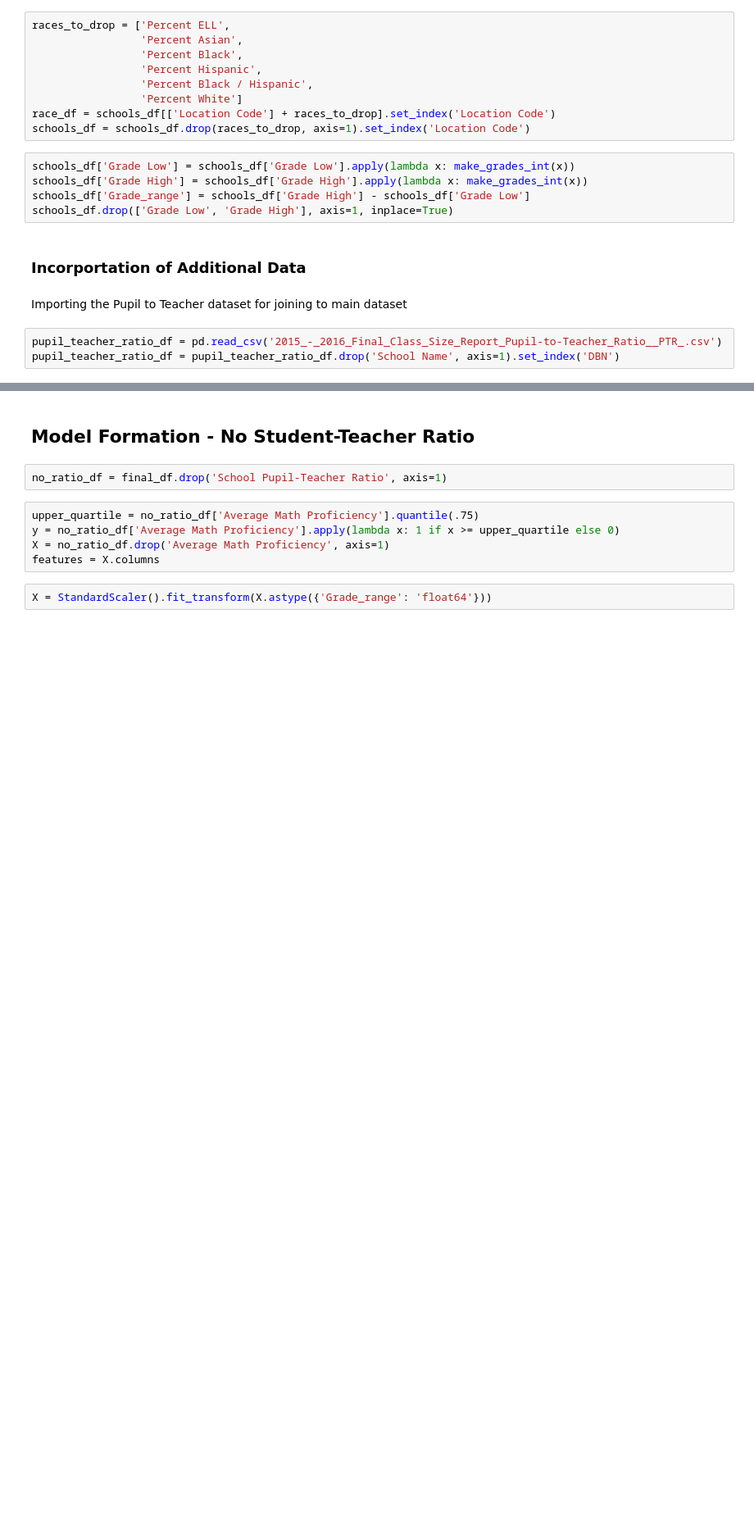
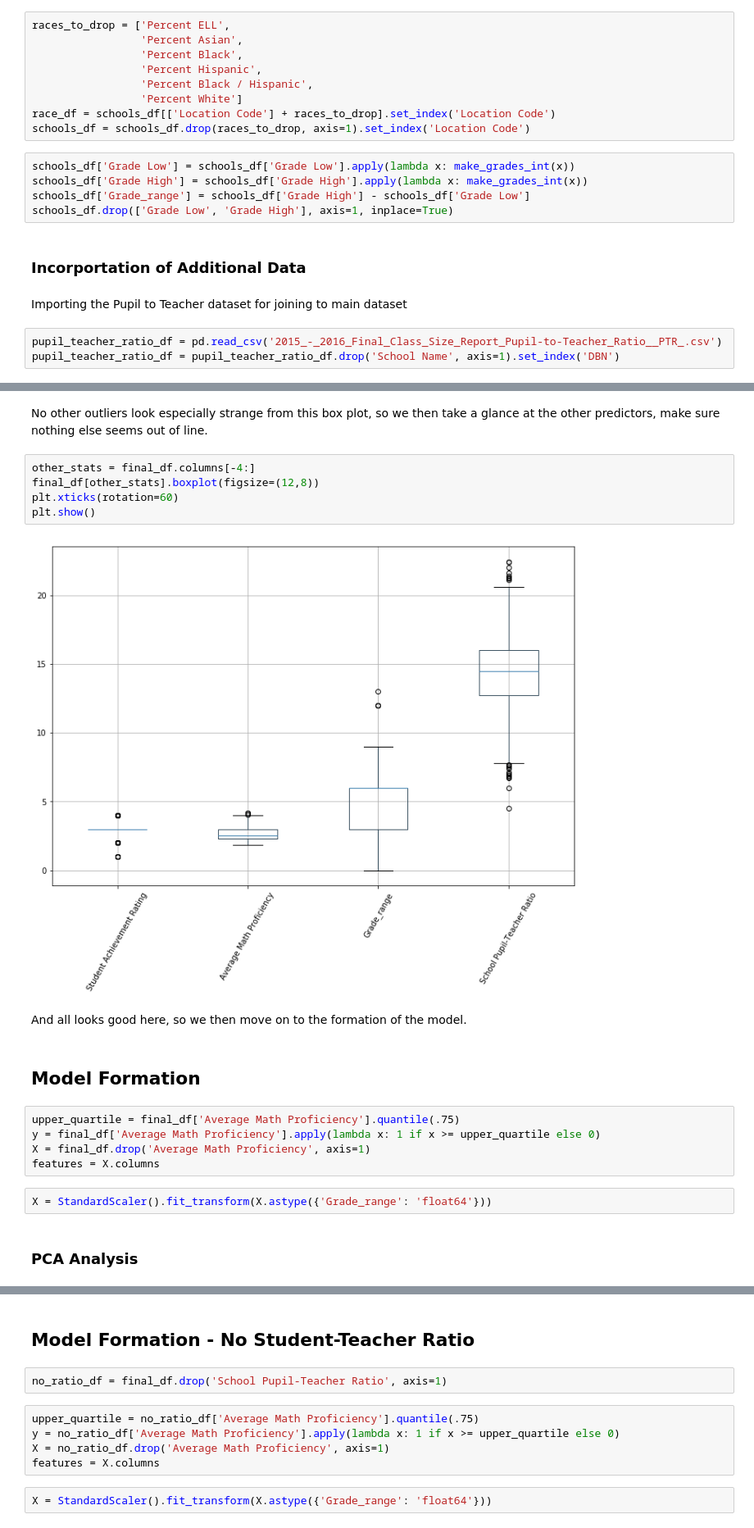
Before and after one commit to zapatos24/The_Minority_Math_Problem, a Jupyter notebook: final_notebook.ipynb, the cells around one changed output, grey strips where cells are left out. Shown at 82% size. Cells and saved outputs as stored; diff of their text form; blank space fills up the shorter version.

```diff
--- a/final_notebook.ipynb
+++ b/final_notebook.ipynb
@@ -279,0 +301,22 @@ None
+# %% [markdown]
+No other outliers look especially strange from this box plot, so we then take a glance at the other predictors, make sure nothing else seems out of line.
+# %%
+other_stats = final_df.columns[-4:]
+final_df[other_stats].boxplot(figsize=(12,8))
+plt.xticks(rotation=60)
+plt.show()
+# %% [output]
+[figure, added]
+# %% [markdown]
+And all looks good here, so we then move on to the formation of the model.
+# %% [markdown]
+## Model Formation
+# %%
+upper_quartile = final_df['Average Math Proficiency'].quantile(.75)
+y = final_df['Average Math Proficiency'].apply(lambda x: 1 if x >= upper_quartile else 0)
+X = final_df.drop('Average Math Proficiency', axis=1)
+features = X.columns
+# %%
+X = StandardScaler().fit_transform(X.astype({'Grade_range': 'float64'}))
+# %% [markdown]
+### PCA Analysis
```
Also changed, not shown: parts of 69 cells of this notebook.
